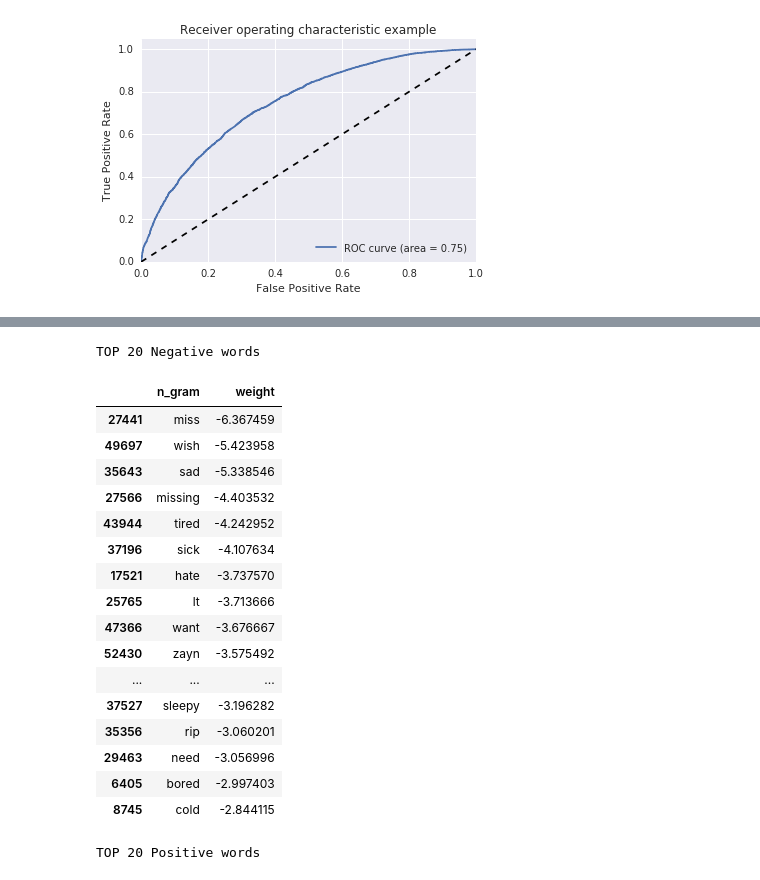
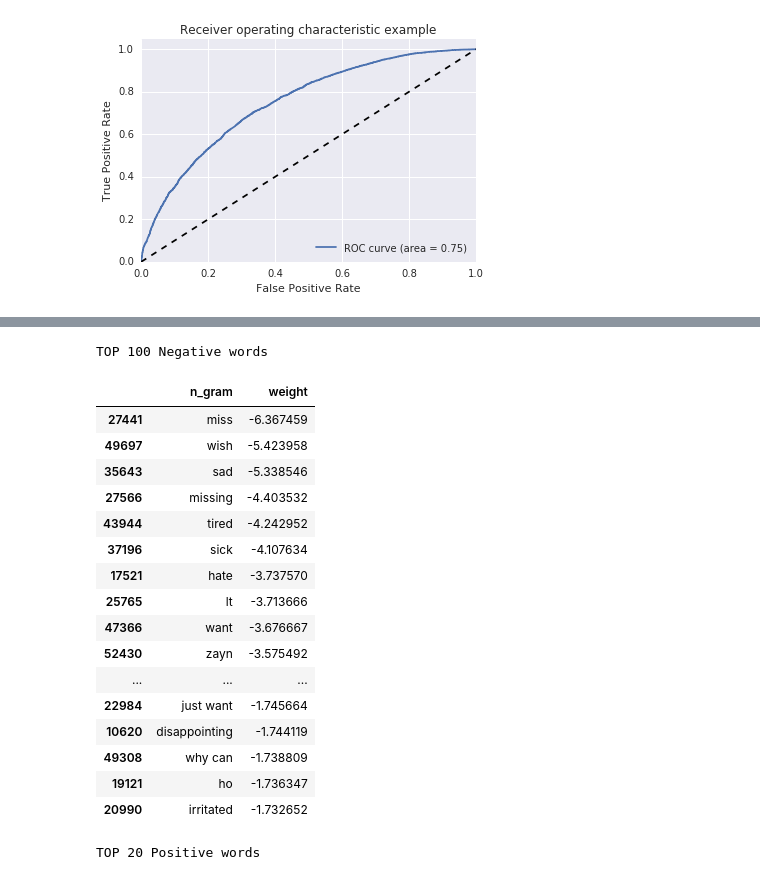
Before and after one commit to SuperHappyFunDataTime/SentimentAnalysis, a Jupyter notebook: Sentiment_Modeling_JL.ipynb, the cells around one changed output, grey strips where cells are left out. Cells and saved outputs as stored; diff of their text form; code cells hidden in the pictures.

```diff
--- a/Sentiment_Modeling_JL.ipynb
+++ b/Sentiment_Modeling_JL.ipynb
@@ -273,28 +317,28 @@ n_gram_weight['weight']=(clf.named_steps['model'].coef_.T[:,0])
 # %%
 pd.options.display.max_rows=999
 # %%
-Top_N = 20
+Top_N = 100
 print('TOP %d Negative words' % Top_N)
 n_gram_weight.sort_values(by='weight').head(Top_N)
 # %% [output]
-TOP 20 Negative words
+TOP 100 Negative words
 |  | n_gram | weight |
 | 27441 | miss | -6.367459 |
 | 49697 | wish | -5.423958 |
 | 35643 | sad | -5.338546 |
 | 27566 | missing | -4.403532 |
 | 43944 | tired | -4.242952 |
 | 37196 | sick | -4.107634 |
 | 17521 | hate | -3.737570 |
 | 25765 | lt | -3.713666 |
 | 47366 | want | -3.676667 |
 | 52430 | zayn | -3.575492 |
 | ... | ... | ... |
-| 37527 | sleepy | -3.196282 |
-| 35356 | rip | -3.060201 |
-| 29463 | need | -3.056996 |
-| 6405 | bored | -2.997403 |
-| 8745 | cold | -2.844115 |
+| 22984 | just want | -1.745664 |
+| 10620 | disappointing | -1.744119 |
+| 49308 | why can | -1.738809 |
+| 19121 | ho | -1.736347 |
+| 20990 | irritated | -1.732652 |
 # %%
 print('TOP %d Positive words' % Top_N)
 n_gram_weight.sort_values(by='weight', ascending=False).head(Top_N)
```
Also changed, not shown: parts of 5 cells of this notebook, 3 other files.
